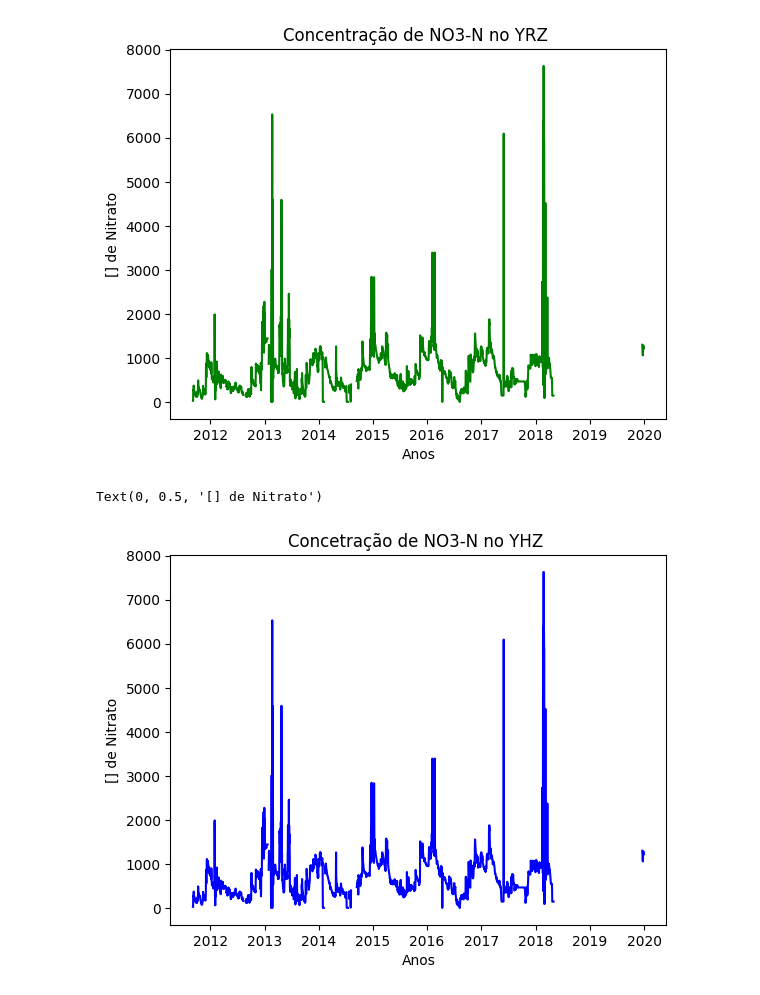
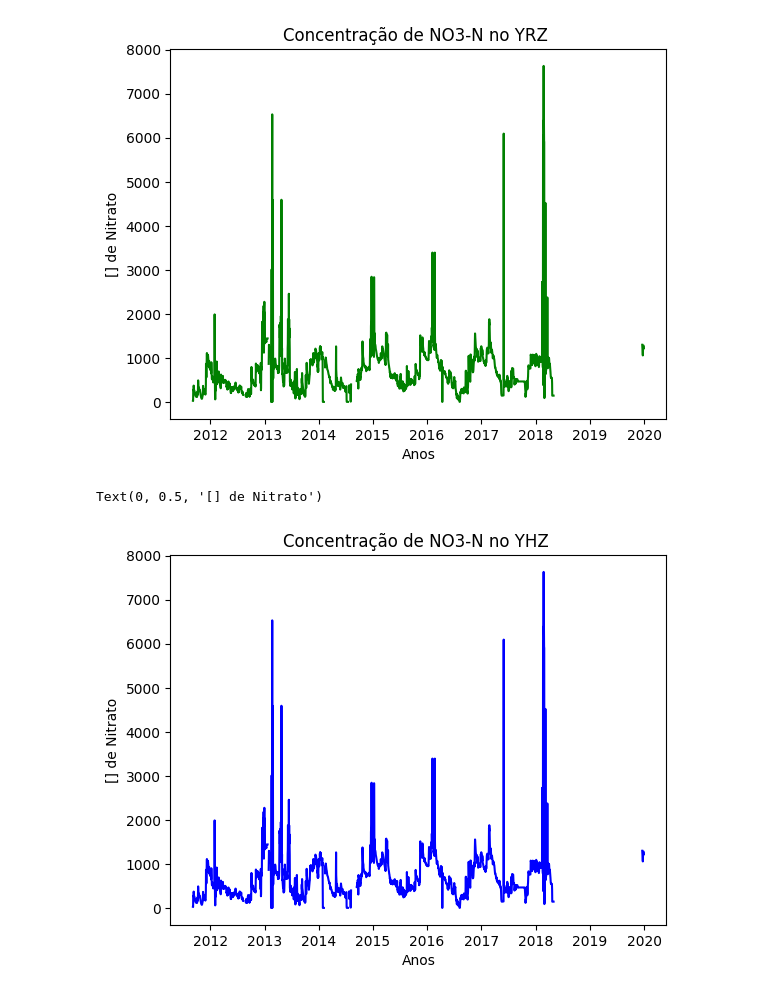
Before and after one commit to Larissa0403/ENS410064, a Jupyter notebook: nitrato código certo.ipynb, the cells around one changed output. Cells and saved outputs as stored; diff of their text form; code cells hidden in the pictures.

```diff
--- a/nitrato código certo.ipynb
+++ b/nitrato código certo.ipynb
@@ -128,9 +128,9 @@ Text(0, 0.5, '[] de Nitrato')
 # %%
 #Plotando o gráfico de dispersão em função do tempo
 plt.plot(datas, valores, label='NO3-N_ugL_YHZ', color='blue')
-plt.title ('Concetração de NO3-N no YHZ ')
+plt.title ('Concentração de NO3-N no YHZ ')
 plt.xlabel('Anos')
 plt.ylabel('[] de Nitrato')
 # %% [output]
 Text(0, 0.5, '[] de Nitrato')
-[figure, old version]
+[figure, new version]
```
